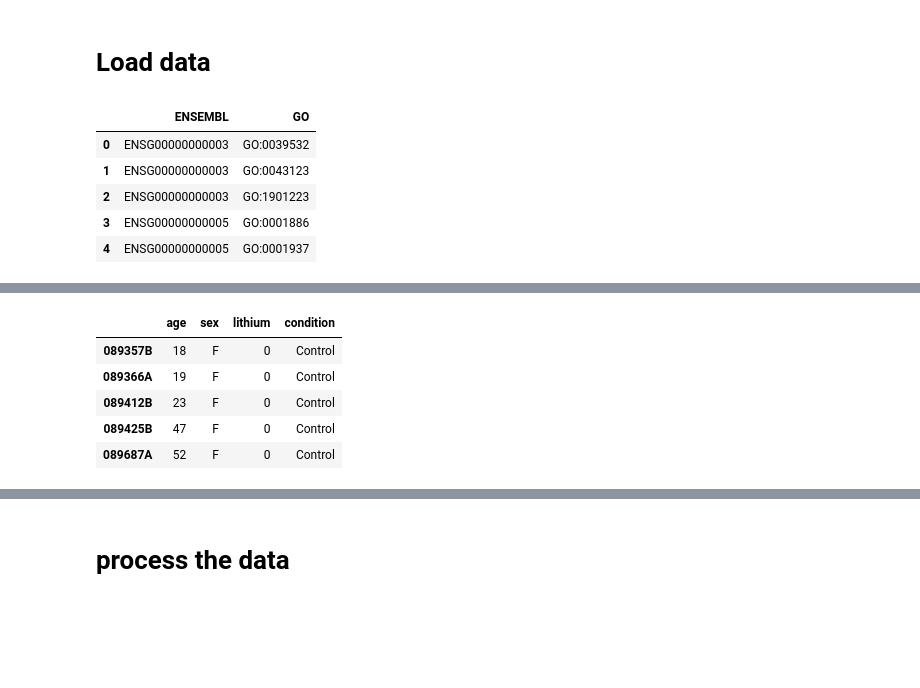
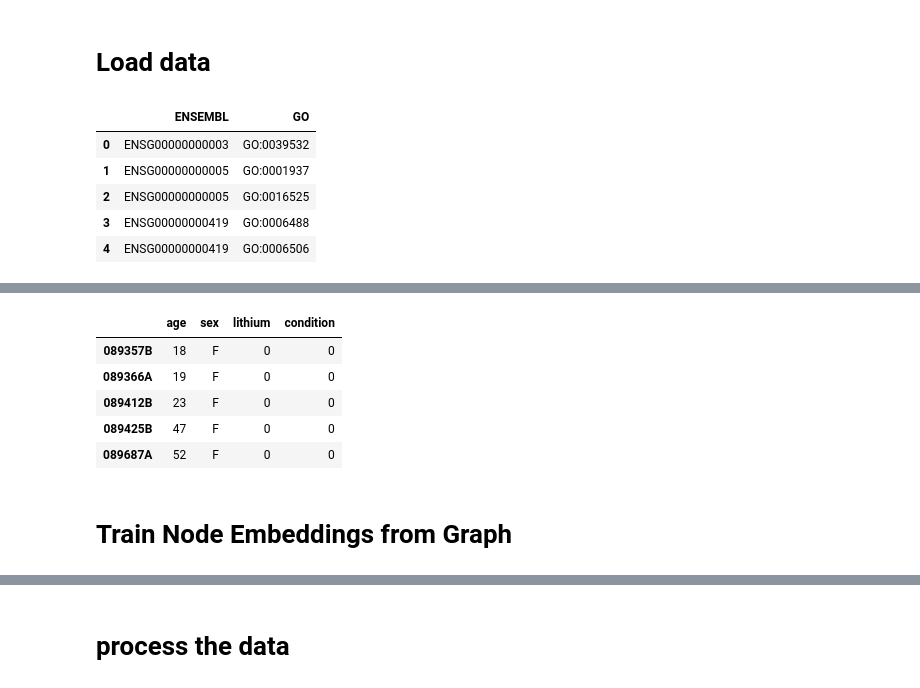
Before and after one commit to joddiy/gognn_7412, a Jupyter notebook: py/train.ipynb, the cells around one changed output, grey strips where cells are left out. Cells and saved outputs as stored; diff of their text form; code cells hidden in the pictures; blank space fills up the shorter version.

```diff
--- a/py/train.ipynb
+++ b/py/train.ipynb
@@ -7,15 +8,15 @@ import json
 # %% [markdown]
 # Load data
 # %%
-bp_db = pd.read_csv("../data/GOannotations_kept.csv", index_col=0)
+bp_db = pd.read_csv("../data/sub_bp_db.csv", index_col=0)
 bp_db.head()
 # %% [output]
 |  | ENSEMBL | GO |
 | 0 | ENSG00000000003 | GO:0039532 |
-| 1 | ENSG00000000003 | GO:0043123 |
-| 2 | ENSG00000000003 | GO:1901223 |
-| 3 | ENSG00000000005 | GO:0001886 |
-| 4 | ENSG00000000005 | GO:0001937 |
+| 1 | ENSG00000000005 | GO:0001937 |
+| 2 | ENSG00000000005 | GO:0016525 |
+| 3 | ENSG00000000419 | GO:0006488 |
+| 4 | ENSG00000000419 | GO:0006506 |
 # %%
 counts1 = pd.read_csv("../data/counts1.csv", index_col=0)
 counts1.head()
@@ -30,11 +31,14 @@ counts1.head()
 # %%
 pheno1 = pd.read_csv("../data/pheno1.csv", index_col=0)
 pheno1.drop(["diagnosis"], axis=1, inplace=True)
+pheno1["condition"] = pheno1["condition"].apply(lambda x: 0 if x == "Control" else 1)
 pheno1.head()
 # %% [output]
 |  | age | sex | lithium | condition |
-| 089357B | 18 | F | 0 | Control |
-| 089366A | 19 | F | 0 | Control |
-| 089412B | 23 | F | 0 | Control |
-| 089425B | 47 | F | 0 | Control |
-| 089687A | 52 | F | 0 | Control |
+| 089357B | 18 | F | 0 | 0 |
+| 089366A | 19 | F | 0 | 0 |
+| 089412B | 23 | F | 0 | 0 |
+| 089425B | 47 | F | 0 | 0 |
+| 089687A | 52 | F | 0 | 0 |
+# %% [markdown]
+# Train Node Embeddings from Graph
```
Also changed, not shown: parts of 26 cells of this notebook, 7 other files.
